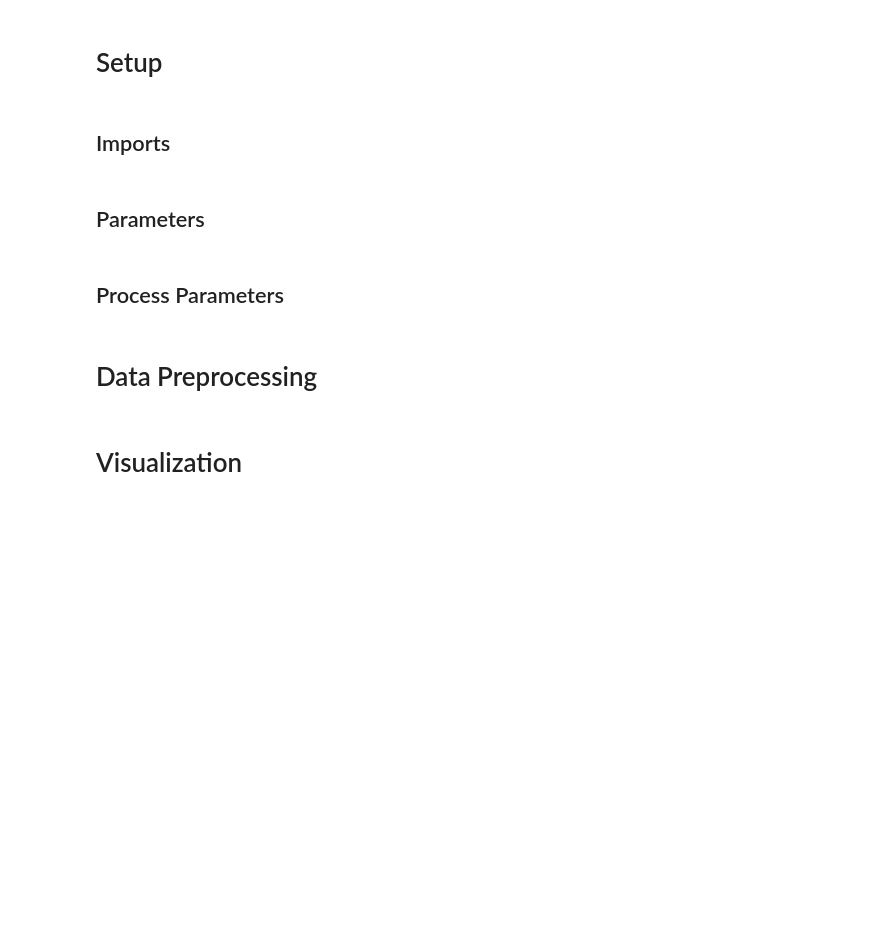
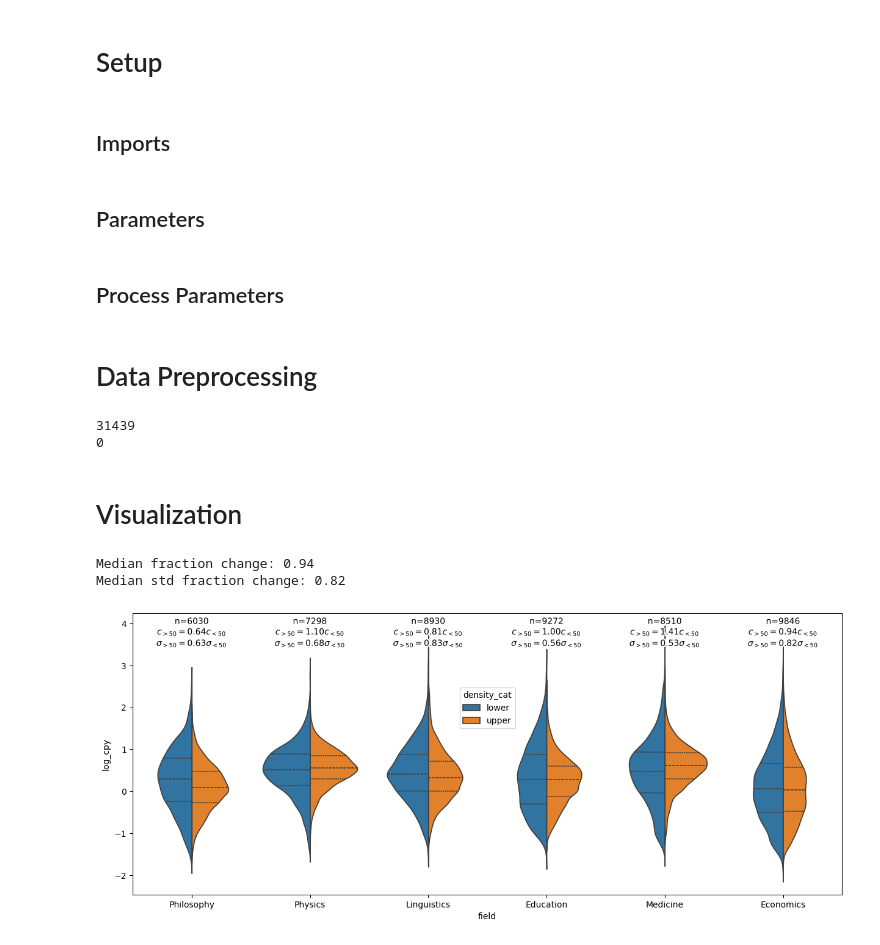
Before and after one commit to nathimel/citesim, a Jupyter notebook: src/notebooks/EDA_zhafen.ipynb, the cells around one changed output. Saved outputs shown, nothing was run; the diff lists cells and outputs as text; code cells hidden in the pictures; blank space fills up the shorter version.

Commit message:
extend zach analysis to edginess with new figures

```diff
--- a/src/notebooks/EDA_zhafen.ipynb
+++ b/src/notebooks/EDA_zhafen.ipynb
@@ -27,7 +27,20 @@ key = keys[1]
 librarian = 'S2'
 vectorizer = 'SciBERT'
 split_at_median = False
-density_quantile = 0.5
+quantile = 0.1
+
+density_quantile = quantile
+edginess_quantile = quantile
+# %%
+# TODO: we can simplify all this param sweeping logic via analysis_data/all_data.csv
+key_to_field = {
+    'Bacon2019': 'Philosophy',
+    'hafenLowredshiftLymanLimit2017': 'Physics',
+    'Imeletal2022': 'Linguistics',
+    'Ololube2012': 'Education',
+    'Torres2013': 'Medicine',
+    'West2003': 'Economics',
+}
 # %% [markdown]
 ## Process Parameters
 # %%
@@ -63,6 +76,7 @@ for key in keys:
 
     # Center category
     df['center'] = key
+    df['field'] = key_to_field[key]
 
     dfs.append(df)
 # %%
@@ -77,6 +91,15 @@ df['label'] = (
 # Make a log scale version
 df['log_cpy'] = np.log10(df['citations_per_year'])
 df['log_cpy'] = df['log_cpy'].replace(-np.inf, np.nan)
+# %%
+# why are there duplicates?
+# df = df[~df.index.duplicated()]
+print(len(df[df.index.duplicated()]))
+df = df.reset_index()
+print(len(df[df.index.duplicated()]))
+# %% [output]
+31439
+0
 # %% [markdown]
 # Visualization
 # %%
@@ -89,7 +112,8 @@ ax = plt.gca()
 sns.violinplot(
     ax=ax,
     data=df,
-    x='center',
+    # x='center',
+    x='field',
     y='log_cpy',
     hue='density_cat',
     split=True,
@@ -127,30 +151,34 @@ for i, key in enumerate(keys):
         f'{fraction_std_change:.2f}'
         r'\sigma_{<50}$'
     )
 
     text = ax.annotate(
         text=f'n={n}\n' + median_change_str + '\n' + std_change_str,
         xy=(i, 1),
         xycoords=matplotlib.transforms.blended_transform_factory(
             ax.transData,
             ax.transAxes,
         ),
         xytext=(0, -5),
         textcoords='offset points',
         ha='center',
         va='top',
     )
     text.set_path_effects([
         patheffects.Stroke(linewidth=3, foreground='w'),
         patheffects.Normal()
     ])
 
 legend = ax.get_legend()
 legend.set_loc('upper center')
 legend.set_bbox_to_anchor((0.5, 0.75))
 legend.set_alignment('left')
 
 print(
     f'Median fraction change: {np.median(fraction_change):.2f}\n'
     f'Median std fraction change: {np.median(fraction_std_change):.2f}\n'
 )
+# %% [output]
+Median fraction change: 0.94
+Median std fraction change: 0.82
+[figure, added]
```
Also changed, not shown: parts of 2 cells of this notebook, 20 other files.
